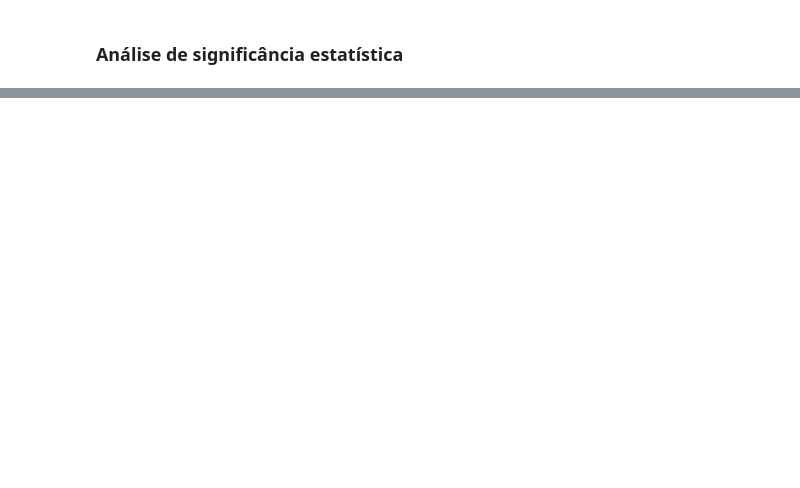
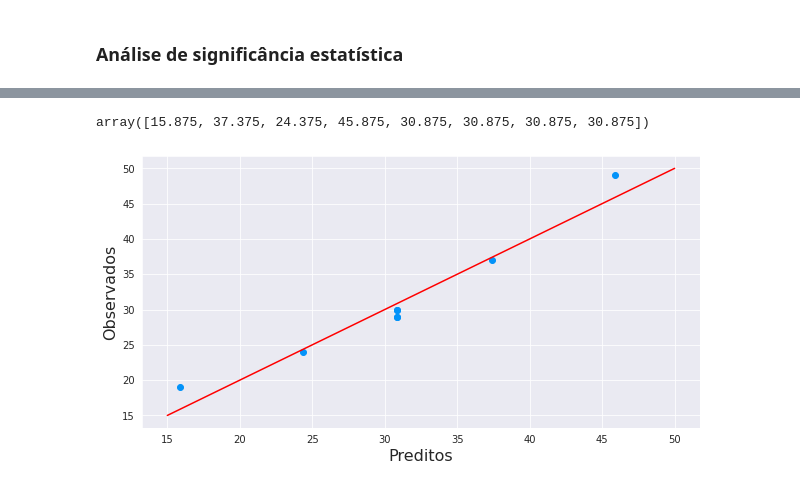
Before and after one commit to ClarisseAlvarenga/alura_experimentos, a Jupyter notebook: Experimentos_Alura_Clarisse.ipynb, the cells around one changed output, grey strips where cells are left out. Cells and saved outputs as stored; diff of their text form; code cells hidden in the pictures; blank space fills up the shorter version.

```diff
--- a/Experimentos_Alura_Clarisse.ipynb
+++ b/Experimentos_Alura_Clarisse.ipynb
@@ -167,0 +322,4 @@ Warnings:
+# %%
+modelo_2 = smf.ols(data=experimento, formula='Porcoes ~ Farinha + Chocolate')
+# %%
+modelo_ajustado_2 = modelo_2.fit()
@@ -167,0 +382,2 @@ Warnings:
+# %%
+observados = experimento['Porcoes']
@@ -167,0 +396,6 @@ Warnings:
+# %%
+preditos = modelo_ajustado_2.predict()
+# %%
+preditos
+# %% [output]
+array([15.875, 37.375, 24.375, 45.875, 30.875, 30.875, 30.875, 30.875])
@@ -167,0 +404,11 @@ Warnings:
+# %%
+plt.figure(figsize=(10,5))
+plt.xlabel('Preditos', fontsize=16)
+plt.ylabel('Observados', fontsize=16)
+#incluindo a linha ideal de dados
+x = np.linspace(start = 15, stop=50, num=10)
+y = np.linspace(start = 15, stop=50, num=10)
+plt.plot(x,y, 'r');
+plt.scatter(preditos, observados);
+# %% [output]
+[figure, added]
```
Also changed, not shown: parts of 66 cells of this notebook.
